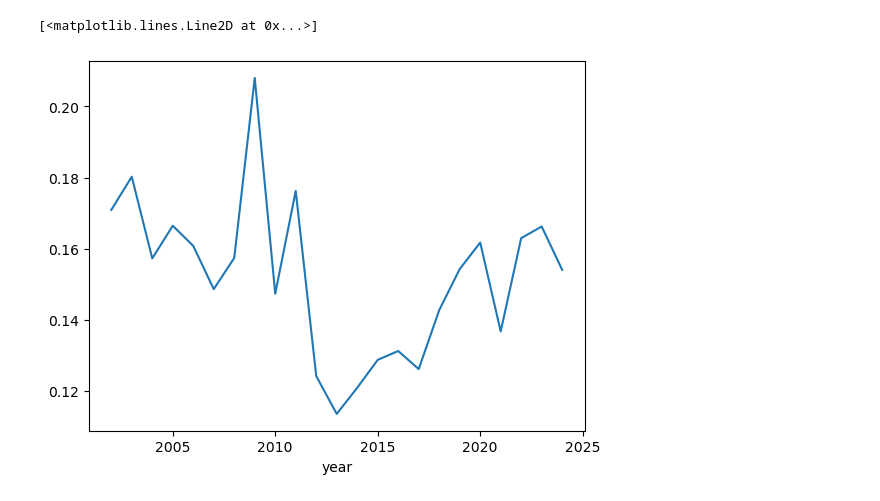
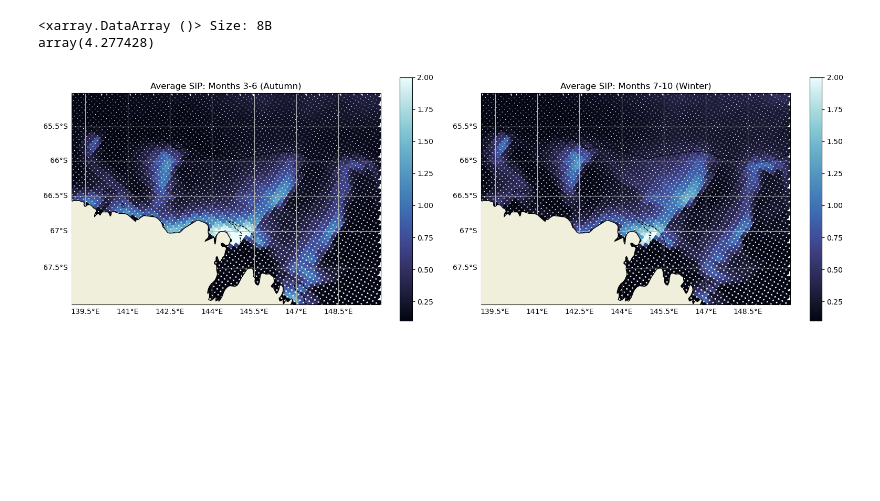
Before and after one commit to eejco/thesis_c3, a Jupyter notebook: read_sip.ipynb, the cells around one changed output. Cells and saved outputs as stored; diff of their text form; code cells hidden in the pictures; blank space fills up the shorter version.

```diff
--- a/read_sip.ipynb
+++ b/read_sip.ipynb
@@ -4,7 +11,12 @@ import pandas as pd
 import numpy as np
 
 from glob import glob
-from stericheight.data_handler import GEBCO
+from stericheight.data_handler import *
+from stericheight.steric_height import *
+from functions import Functions
+from composite import Composite
+
+fns = Functions()
 # %%
 files=glob('../data/sip/*.asci')
 # %%
@@ -57,5 +59,46 @@ plt.show()
-# %%
-sip.mean('index').groupby('time.year').mean().plot()
-# %% [output]
-[<matplotlib.lines.Line2D at 0x...>]
-[figure, removed]
+# %%
+sip['month'] = sip.time.dt.month
+# %%
+m3to6 = sip.where((sip.month >= 3) & (sip.month <=6) ,drop=True)
+m7to10 = sip.where((sip.month >= 7) & (sip.month <=10) ,drop=True)
+# %%
+m3to6.max()
+# %% [output]
+<xarray.DataArray ()> Size: 8B
+array(4.277428)
+# %%
+
+extent=[139,150,-68,-65]
+elev2 = fns.crop_to_extent(elevation,extent)
+# %%
+import matplotlib.pyplot as plt
+import cartopy.crs as ccrs
+import cmocean
+from cartopy.feature import LAND
+
+m3 = m3to6.mean('time')
+m7 = m7to10.mean('time')
+
+
+fig, ax = plt.subplots(1,2,figsize=(16,5),subplot_kw={'projection':ccrs.Mercator()})
+
+def plot(ax,t,title,vmin=0.1,vmax=2,cmap=cmocean.cm.ice):
+    #t = t.where(~(t < 0.0000001))
+    im=ax.scatter(t.lon, t.lat, c=t, s=28, transform=ccrs.PlateCarree(),cmap=cmap, vmin=vmin, vmax=vmax)#, alpha=0.9)
+    elev2.plot.contour(x='longitude',y='latitude',ax=ax,levels=[-1000,-4000],transform=ccrs.PlateCarree(),cmap="copper_r",vmin=-10000,vmax=0,linewidths=1,linestyles='--')
+    ax.set_title(title)
+    ax.set_extent(extent,crs=ccrs.PlateCarree())
+    ax.add_feature(LAND, edgecolor='k',zorder=3)
+    gl = ax.gridlines(draw_labels=True)
+    fig.colorbar(im,ax=ax)
+
+    gl.top_labels = False
+    gl.right_labels = False
+    gl.bottom_labels = True
+    gl.left_labels = True
+
+plot(ax[0],m3,'Average SIP: Months 3-6 (Autumn)')
+plot(ax[1],m7,'Average SIP: Months 7-10 (Winter)')
+plt.tight_layout()
+# %% [output]
+[figure, added]
```
Also changed, not shown: parts of 17 cells of this notebook, 7 other files.
